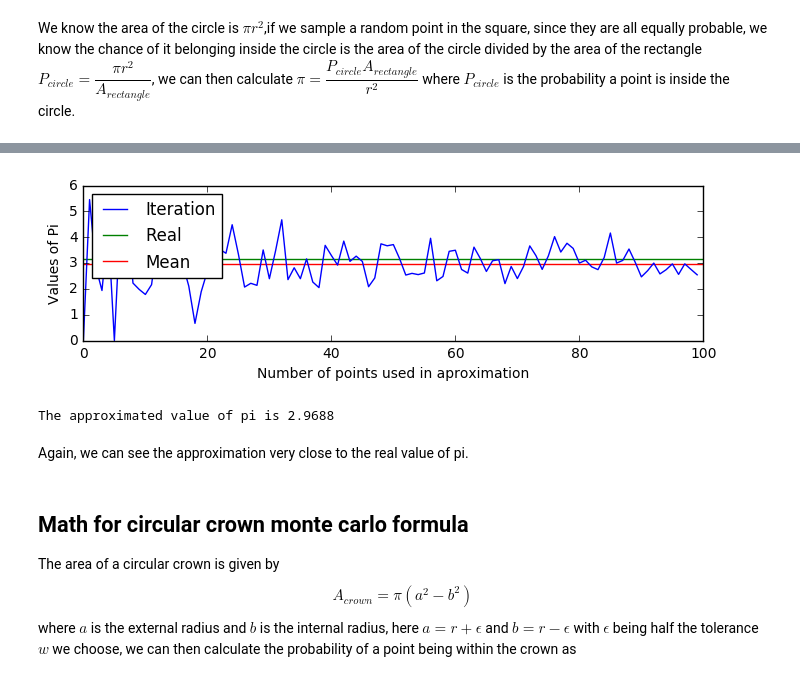
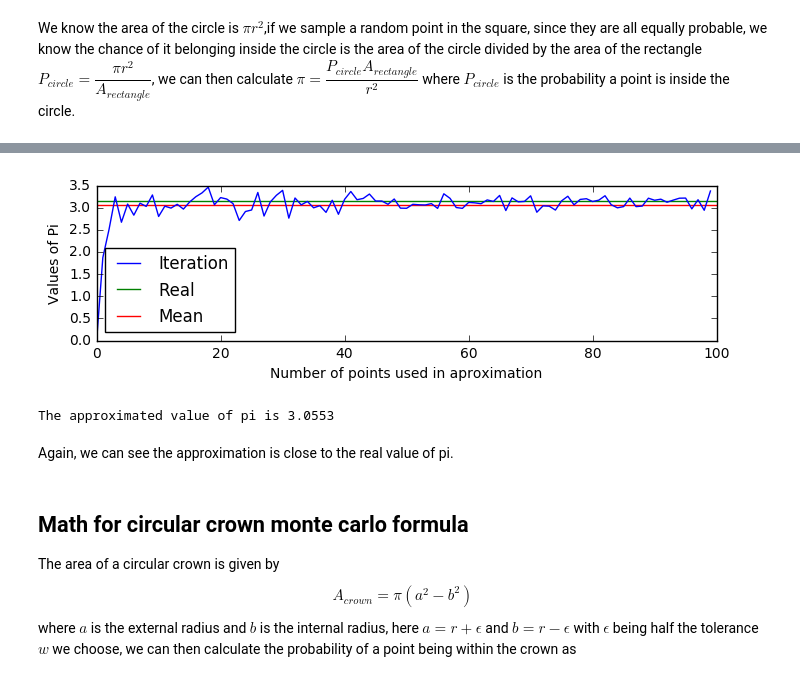
Before and after one commit to victorgcapone/datascience, a Jupyter notebook: Monte Carlos Experiments/Monte Carlo Demonstration.ipynb, the cells around one changed output, grey strips where cells are left out. Cells and saved outputs as stored; diff of their text form; code cells hidden in the pictures.

```diff
--- a/Monte Carlos Experiments/Monte Carlo Demonstration.ipynb
+++ b/Monte Carlos Experiments/Monte Carlo Demonstration.ipynb
@@ -103,19 +106,22 @@ def monte_carlo_pi_circ(points, return_points=False, width = 0.1):
     epsilon = width/2
     point_list = []
     for i in range(points):
-        x,y = (random.uniform(-1.5,1.5), random.uniform(-1,1))
+        # We must add half the width for each side so we don't clip the poles of the annulus
+        x,y = (random.uniform(-1.5,1.5), random.uniform(-1-epsilon,1+epsilon))
+        #Check if it's within the annulus
         if 1-epsilon <= (x**2+y**2)**(1/2) <= 1+epsilon:
             inside += 1
         if return_points:
             point_list.append((x,y))
     #The area of our rectangle is 6, since it goes from -1.5 to 1.5 and -1 to 1
     #But we need to divide by 2 times the radius which is 1, and also, divide by the tolerance
-    pi = (((inside/points) * 3)/width)
+    #print("Probability a point is inside the annulus: %.4f" % (inside/points))
+    pi = (inside/points) * (2+w)*3/(2*w)
     if not return_points:
         return pi
     return (pi, point_list)
 # %%
-w = 0.05
+w = 0.1
 pi, points_list = monte_carlo_pi_circ(3000,return_points=True, width=w)
 plot_circle(points_list, color_func=lambda x,y:(1,0,0, 0.85) if 1-(w/2) <=(x**2+y**2)**(1/2) <= 1+(w/2) else (0,0,1,0.5))
 print(pi)
@@ -125,21 +131,24 @@ print(pi)
+# %%
+max_points = 10000
+step = 100
+point_number = range(1, max_points,step)
+estimated = [monte_carlo_pi_circ(number,width=w) for number in point_number]
+total_mean = sum(estimated)/ len(estimated)
 # %%
 plt.figure(figsize=(8, 2))
-point_number = range(1, 1000,10)
-estimated = [monte_carlo_pi_circ(number,width=w) for number in point_number]
-total_mean = sum(estimated)/ len(estimated)
-plt.hlines(math.pi, 0, 100, color='green')
-plt.hlines(total_mean, 0, 100, color='red')
+plt.hlines(math.pi, 0, max_points/step, color='green')
+plt.hlines(total_mean, 0, max_points/step, color='red')
 plt.plot(estimated)
 plt.legend(["Iteration", "Real", "Mean"], loc="best")
 plt.xlabel("Number of points used in aproximation")
 plt.ylabel("Values of Pi")
 plt.show()
 print("The approximated value of pi is %.4f" % total_mean)
 # %% [output]
-[figure, old version]
+[figure, new version]
-The approximated value of pi is 2.9688
+The approximated value of pi is 3.0553
 # %% [markdown]
-Again, we can see the approximation very close to the real value of pi.
+Again, we can see the approximation is close to the real value of pi.
 # %% [markdown]
 ## Math for circular crown monte carlo formula
 The area of a circular crown is given by $$A_{crown} = \pi(a^2-b^2)$$ where $a$ is the external radius and $b$ is the internal radius, here $a=r+\epsilon$ and $b=r-\epsilon$ with $\epsilon$ being half the tolerance $w$ we choose, we can then calculate the probability of a point being within the crown as $$P_{crown} = \dfrac{A_{crown}}{A_{rectangle}}$$
```
Also changed, not shown: parts of 8 cells of this notebook.
